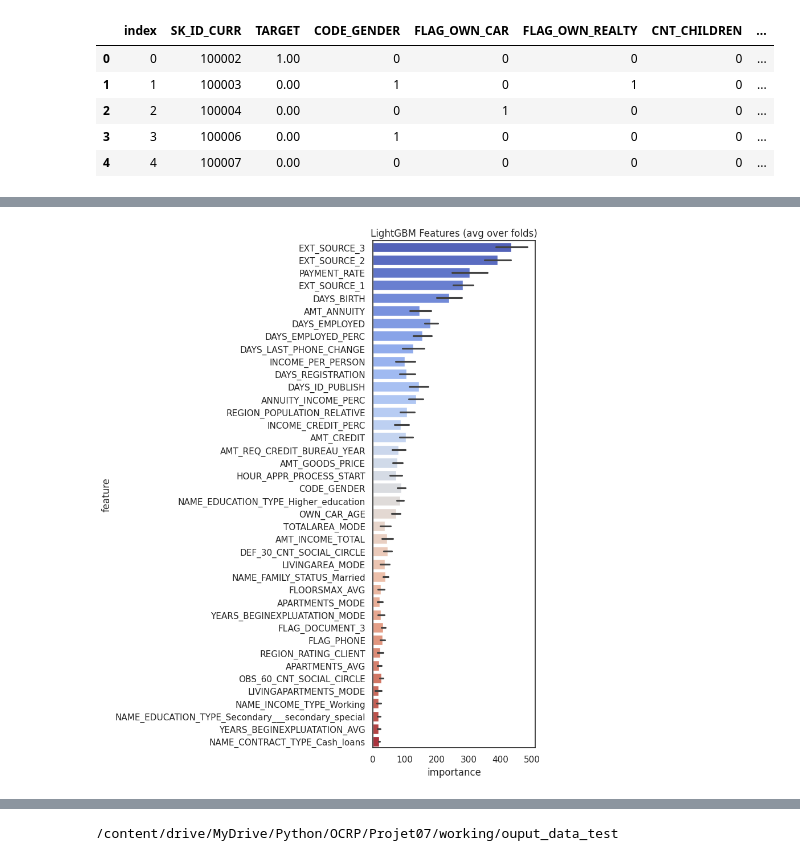
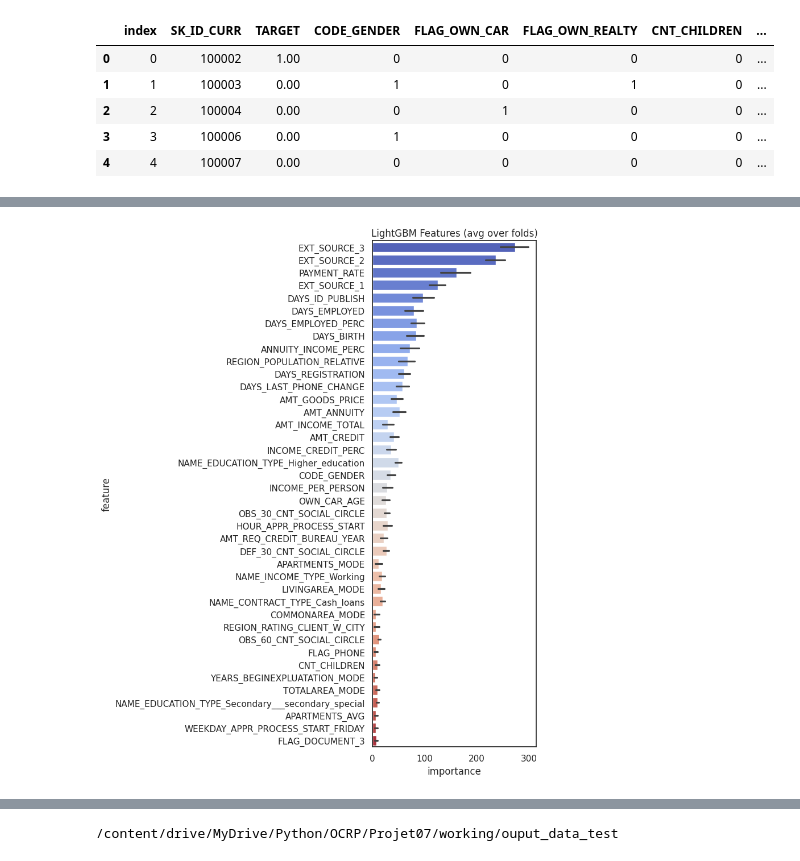
Before and after one commit to NgHenri/france-geojson, a Jupyter notebook: Projet7.ipynb, the cells around one changed output, grey strips where cells are left out. Cells and saved outputs as stored; diff of their text form; code cells hidden in the pictures.

Commit message:
test sur 10000 avec système d'archivage.

```diff
--- a/Projet7.ipynb
+++ b/Projet7.ipynb
@@ -615,6 +613,9 @@ import seaborn as sns
 import warnings
 warnings.simplefilter(action='ignore', category=FutureWarning)
 import re
+from datetime import datetime
+import pickle
+from joblib import dump, load
 
 @contextmanager
 def timer(title):
@@ -640,6 +641,13 @@ def save_submission(submission, submission_file_name):
     """
     submission.to_csv(submission_file_name, index=False)
     print(f"File saved as {submission_file_name}")
+    return submission_file_name
+
+def get_timestamped_filename(base_name, extension):
+    now = datetime.now()
+    timestamp = now.strftime("%Y-%m-%d_%H-%M-%S")
+    filename = f"{base_name}_{timestamp}.{extension}"
+    return filename
 
 # One-hot encoding for categorical columns with get_dummies
 def one_hot_encoder(df, nan_as_category = True):
@@ -655,8 +663,7 @@ def application_train_test(num_rows = None, nan_as_category = False):
     df = pd.read_csv(f'{path}/application_train.csv', nrows= num_rows)
     test_df = pd.read_csv(f'{path}/application_test.csv', nrows= num_rows)
     print("Train samples: {}, test samples: {}".format(len(df), len(test_df)))
-   # print(f"Type of df: {type(df)}")
-   # print(f"Type of test_df: {type(test_df)}")
+
     df = pd.concat([df,test_df]).reset_index()
     # Optional: Remove 4 applications with XNA CODE_GENDER (train set)
     df = df[df['CODE_GENDER'] != 'XNA']
@@ -683,11 +690,9 @@ def application_train_test(num_rows = None, nan_as_category = False):
 def bureau_and_balance(num_rows = None, nan_as_category = True):
     bureau = pd.read_csv(f'{path}/bureau.csv', nrows = num_rows)
     bb = pd.read_csv(f'{path}/bureau_balance.csv', nrows = num_rows)
-    print(f"Type of bb: {type(bb)}")
     bb, bb_cat = one_hot_encoder(bb, nan_as_category)
 
     bureau, bureau_cat = one_hot_encoder(bureau, nan_as_category)
-    print(f"Type of bureau: {type(bureau)}")
 
 
     # Bureau balance: Perform aggregations and merge with bureau.csv
@@ -744,7 +749,6 @@ def bureau_and_balance(num_rows = None, nan_as_category = True):
 # Preprocess previous_applications.csv
 def previous_applications(num_rows = None, nan_as_category = True):
     prev = pd.read_csv(f'{path}/previous_application.csv', nrows = num_rows)
-    print(f"Type of prev: {type(prev)}")
     prev, cat_cols = one_hot_encoder(prev, nan_as_category= True)
     # Days 365.243 values -> nan
     prev['DAYS_FIRST_DRAWING'].replace(365243, np.nan, inplace= True)
@@ -791,10 +795,8 @@ def previous_applications(num_rows = None, nan_as_category = True):
 # Preprocess POS_CASH_balance.csv
 def pos_cash(num_rows = None, nan_as_category = True):
     pos = pd.read_csv(f'{path}/POS_CASH_balance.csv', nrows = num_rows)
-    print(f"Type of pos before encoding: {type(pos)}")
     pos, cat_cols = one_hot_encoder(pos, nan_as_category= True)
-    print(f"Type of pos after encoding: {type(pos)}")
-    print(f"Type of cat_cols: {type(cat_cols)}")
+
 
     # Features
     aggregations = {
@@ -863,7 +865,8 @@ def credit_card_balance(num_rows = None, nan_as_category = True):
 # LightGBM GBDT with KFold or Stratified KFold
 # Parameters from Tilii kernel: https://www.kaggle.com/tilii7/olivier-lightgbm-parameters-by-bayesian-opt/code
 def kfold_lightgbm(df, num_folds, stratified = False, debug= False):
-   # print(f"Type of df before splitting: {type(df)}")
+
+    working_directory = os.getcwd()
 
     # Divide in training/validation and test data
     train_df = df[df['TARGET'].notnull()]
@@ -871,9 +874,6 @@ def kfold_lightgbm(df, num_folds, stratified = False, debug= False):
 
     print("Train DataFrame shape:", train_df.shape)
     print("Test DataFrame shape:", test_df.shape)
-
-    print(train_df.dtypes)
-    print(test_df.dtypes)
 
     # Nettoyer les noms de colonnes
     def clean_column_names(df):
@@ -897,8 +897,8 @@ def kfold_lightgbm(df, num_folds, stratified = False, debug= False):
     train_df = clean_column_names(train_df)
     test_df = clean_column_names(test_df)
 
-    print("Train columns:", train_df.columns)
-    print("Test columns:", test_df.columns)
+    #print("Train columns:", train_df.columns)
+    #print("Test columns:", test_df.columns)
 
     print("Unique values in target column:", train_df['TARGET'].unique())
 
@@ -919,6 +919,9 @@ def kfold_lightgbm(df, num_folds, stratified = False, debug= False):
     oof_preds = np.zeros(train_df.shape[0])
     sub_preds = np.zeros(test_df.shape[0])
     feature_importance_df = pd.DataFrame()
+
+    models = []
+
     feats = [f for f in train_df.columns if f not in ['TARGET','SK_ID_CURR','SK_ID_BUREAU','SK_ID_PREV','index']]
 
     for n_fold, (train_idx, valid_idx) in enumerate(folds.split(train_df[feats], train_df['TARGET'])):
@@ -955,31 +958,43 @@ def kfold_lightgbm(df, num_folds, stratified = False, debug= False):
         fold_importance_df["fold"] = n_fold + 1
         feature_importance_df = pd.concat([feature_importance_df, fold_importance_df], axis=0)
         print('Fold %2d AUC : %.6f' % (n_fold + 1, roc_auc_score(valid_y, oof_preds[valid_idx])))
+
+        models.append(clf)
+
         del clf, train_x, train_y, valid_x, valid_y
         gc.collect()
 
     print('Full AUC score %.6f' % roc_auc_score(train_df['TARGET'], oof_preds))
+
+    # Nommer les fichiers avec la date et l'heure
+    feature_importance_file = get_timestamped_filename('feature_importance_t', 'csv')
+    submission_file = get_timestamped_filename('submission_t', 'csv')
+
+    # Sauvegarder les importances des caractéristiques
+    feature_importance_df.to_csv(feature_importance_file, index=False)
+
     # Write submission file and plot feature importance
-   # if not debug:
+    #if not debug:
     if  debug:
         test_df['TARGET'] = sub_preds
-        test_df[['SK_ID_CURR', 'TARGET']].to_csv(submission_file_name, index= False)
+        test_df[['SK_ID_CURR', 'TARGET']].to_csv(os.path.join(working_directory, submission_file), index= False)
     display_importances(feature_importance_df)
-    return feature_importance_df
+    return feature_importance_df, models[-1]
 
 # Display/plot feature importance
 def display_importances(feature_importance_df_):
+    lgbm_importances_png = get_timestamped_filename('lgbm_importances', 'png')
     cols = feature_importance_df_[["feature", "importance"]].groupby("feature").mean().sort_values(by="importance", ascending=False)[:40].index
     best_features = feature_importance_df_.loc[feature_importance_df_.feature.isin(cols)]
     plt.figure(figsize=(8, 10))
     sns.barplot(x="importance", y="feature", data=best_features.sort_values(by="importance", ascending=False),palette="coolwarm")
     plt.title('LightGBM Features (avg over folds)')
     plt.tight_layout()
-    plt.savefig('lgbm_importances02.png')
+    plt.savefig(lgbm_importances_png)
 
 
 def main(debug = True):
-    num_rows = 20000 if debug else None
+    num_rows = 10000 if debug else None
     df = application_train_test(num_rows)
     with timer("Process bureau and bureau_balance"):
         bureau = bureau_and_balance(num_rows)
@@ -1012,7 +1027,7 @@ def main(debug = True):
         del cc
         gc.collect()
     with timer("Run LightGBM with kfold"):
-        feat_importance = kfold_lightgbm(df, num_folds= 10, stratified= False, debug= debug)
+        feat_importance, clf = kfold_lightgbm(df, num_folds= 10, stratified= True, debug= debug)
 
     with timer("Change drectory"):
         # Créer le répertoire de travail s'il n'existe pas déjà
@@ -1021,11 +1036,26 @@ def main(debug = True):
         os.chdir(working_directory)
         print("Current working directory:", os.getcwd())
 
+        # Sauvegarder les importances des caractéristiques
+        feature_importance_file = get_timestamped_filename('feature_importance', 'csv')
+        feat_importance.to_csv(feature_importance_file, index=False)
+        print("Feature importance saved to:", feature_importance_file)
+
+        # Sauvegarder le modèle LGBM
+        model_file_pkl = get_timestamped_filename('lightgbm_model', 'pkl')
+        model_file_joblib = get_timestamped_filename('lightgbm_model', 'joblib')
+        with open(os.path.join(working_directory, model_file_pkl), 'wb') as f:
+            pickle.dump(clf, f)
+        print("LightGBM model saved to:", model_file_pkl)
+
+        # Sauvegarder le modèle LightGBM
+        dump(clf, os.path.join(working_directory, model_file_joblib))
+        print("LightGBM model saved to:", model_file_joblib)
 
 if __name__ == "__main__":
     print("Starting main()")
     print("Current working directory:", os.getcwd())
-    submission_file_name = "submission_kernel_test2.csv"
+    submission_file_name = "submission_kernel_test3.csv"
     with timer("Full model run"):
         main()
 # %% [output]
@@ -1049 +1079 @@ Full model run - done in 160s
-[figure, old version]
+[figure, new version]
```
Also changed, not shown: parts of 3 cells of this notebook.
